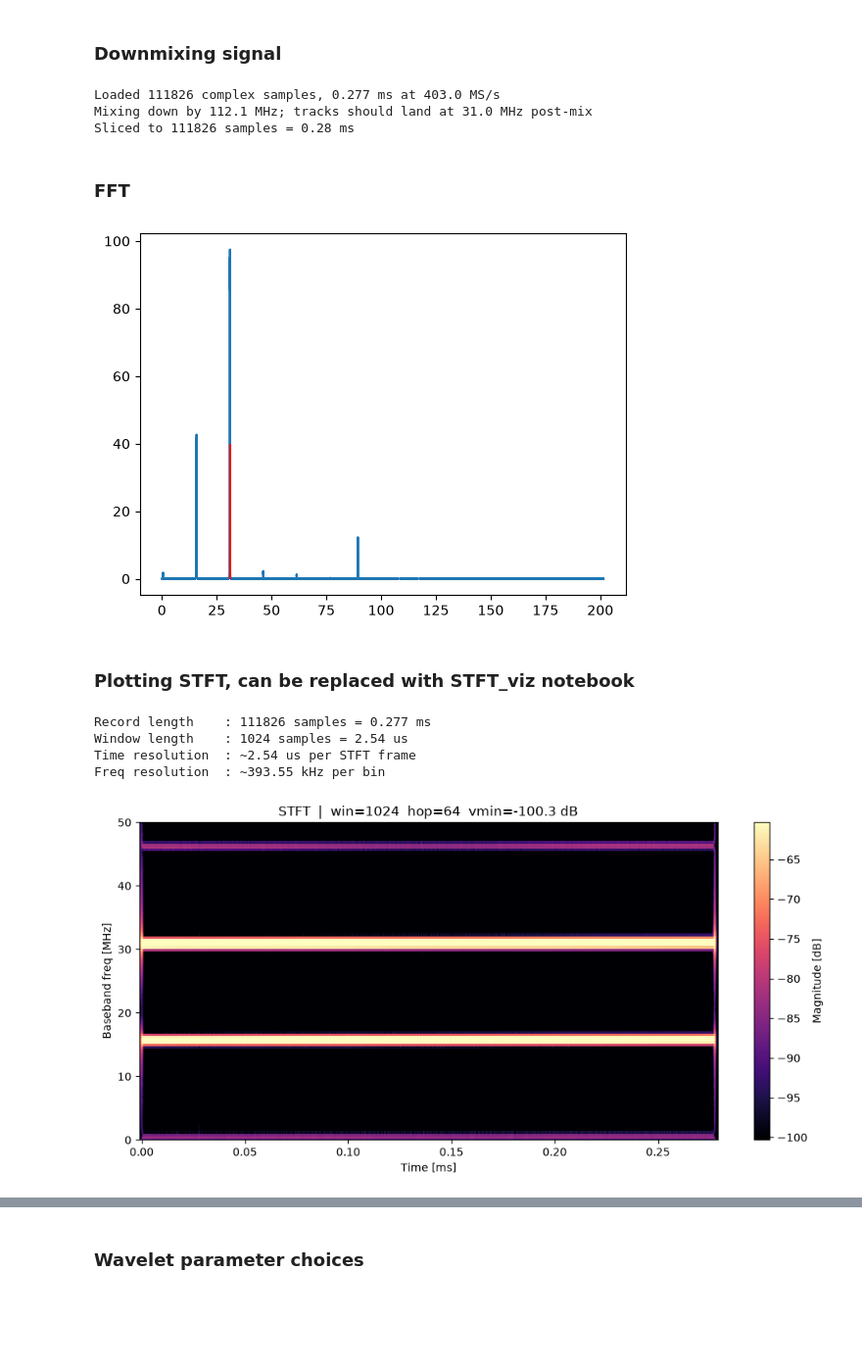
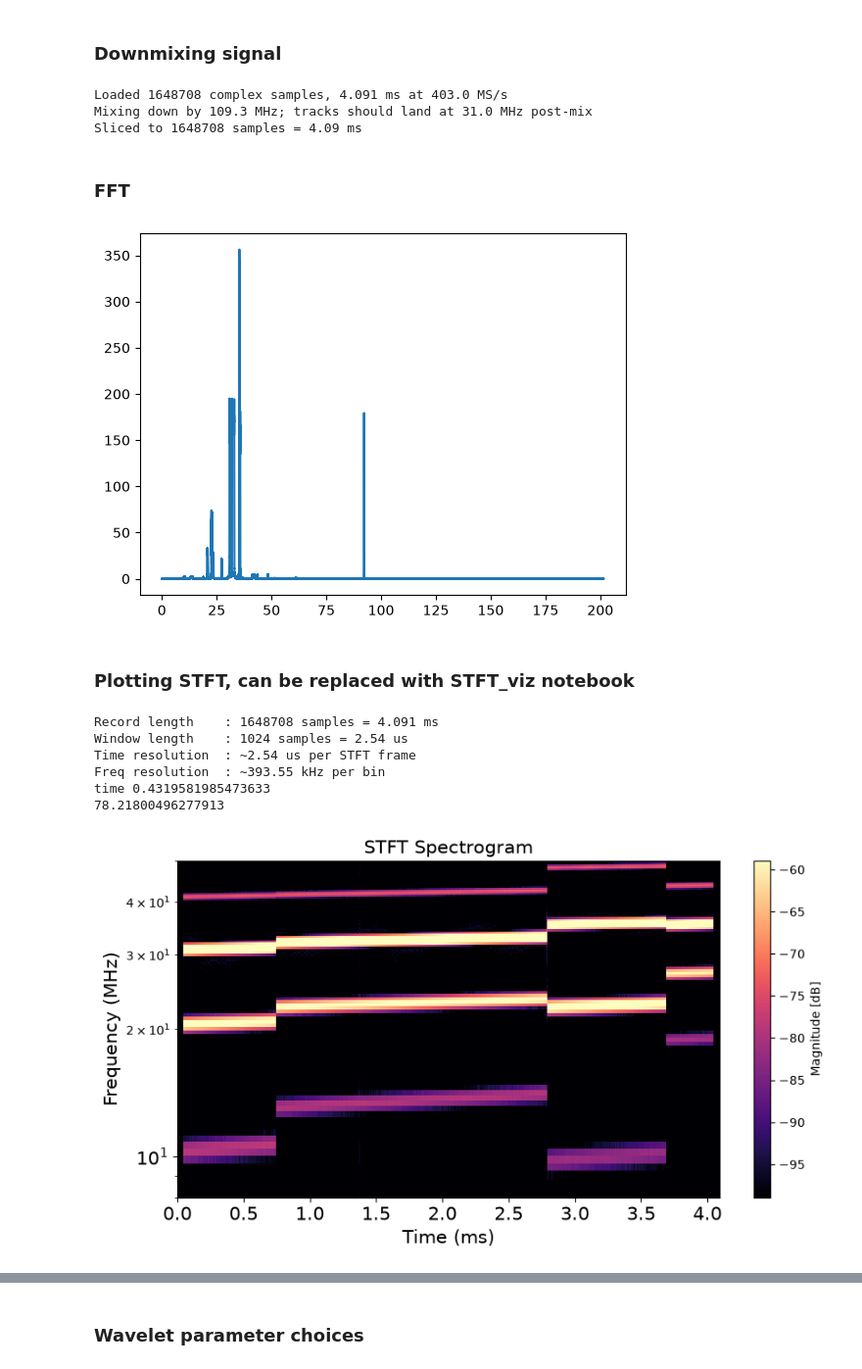
Before and after one commit to surukuchi-lab/project8-wavelet, a Jupyter notebook: Wavelet.ipynb, the cells around one changed output, grey strips where cells are left out. Shown at 98% size. Cells and saved outputs as stored; diff of their text form; code cells hidden in the pictures; blank space fills up the shorter version.

```diff
--- a/Wavelet.ipynb
+++ b/Wavelet.ipynb
@@ -399,0 +447,6 @@ Q = np.load("data/Q_10.npy")
+# %%
+idxs = np.where(np.diff(I) > 1e-4)[0]
+print(len(I))
+print(idxs)
+start = idxs[0]
+end = idxs[-1]
@@ -416,7 +499,7 @@ print(idx, edx)
 # %% [markdown]
 ### Signal parameters
 # %%
-signal_raw = I[idx:edx].astype(np.float64) + 1j * Q[idx:edx].astype(np.float64)
+signal_raw = new_I.astype(np.float64) + 1j * new_Q.astype(np.float64)
 fs = 403e6
 T  = float(signal_raw.size)/fs
 N  = signal_raw.size
@@ -438,15 +521,17 @@ t_center = 0.0015     # seconds -- time where there is a track
 window   = 5e-3       # 5 ms around it
 i0 = max(0, int((t_center - window/2) * fs))
 i1 = min(N, int((t_center + window/2) * fs))
+i0 = 0
+i1 = len(signal)
 signal = signal[i0:i1]
 signal_locust = signal_locust[i0:i1]
 N = len(signal)
 t = np.arange(N) / fs
 print(f"Sliced to {N} samples = {N/fs*1e3:.2f} ms")
 # %% [output]
-Loaded 111826 complex samples, 0.277 ms at 403.0 MS/s
-Mixing down by 112.1 MHz; tracks should land at 31.0 MHz post-mix
-Sliced to 111826 samples = 0.28 ms
+Loaded 1648708 complex samples, 4.091 ms at 403.0 MS/s
+Mixing down by 109.3 MHz; tracks should land at 31.0 MHz post-mix
+Sliced to 1648708 samples = 4.09 ms
 # %% [markdown]
 ### FFT
 # %%
@@ -454,45 +539,79 @@ vals = np.abs(np.fft.fft(signal))
 freqs = np.fft.fftfreq(N, 1/fs)/1e6
 
 plt.plot(freqs[:N//2], vals[:N//2])
-plt.vlines([31], 0, 40, color="red")
+#plt.vlines([31], 0, 40, color="red")
 plt.show()
 # %% [output]
-[figure, old version]
+[figure, new version]
 # %% [markdown]
 ### Plotting STFT, can be replaced with STFT_viz notebook
 # %%
 N = len(signal)
 win_len =  min(1024, N // 8)
 hop     = max(1, win_len // 16)
 
 print(f"Record length    : {N} samples = {N/fs*1e3:.3f} ms")
 print(f"Window length    : {win_len} samples = {win_len/fs*1e6:.2f} us")
 print(f"Time resolution  : ~{win_len/fs*1e6:.2f} us per STFT frame")
 print(f"Freq resolution  : ~{fs/win_len/1e3:.2f} kHz per bin")
+import time
 
+
+t = time.time()
 win = gaussian(win_len, std=win_len/6, sym=True)
 SFT = ShortTimeFFT(win, hop=hop, fs=fs, fft_mode='centered',
                    scale_to='magnitude')
 Sxx = SFT.stft(signal)
 f_stft = SFT.f
 t_stft = SFT.t(N)
 
-mag_db = 20*np.log10(np.abs(Sxx) + 1e-12)
+print("time", time.time()-t)
+
+freq_change = slope*(t_stft[1]-t_stft[0])
+print(freq_change)
+freq_res = f_stft[1]-f_stft[0]
+
+new_Sxx = Sxx
+
+"""
+for i in range(len(new_Sxx[:, 0])):
+    for j in range(len(new_Sxx[0, :])):
+        if 20*np.log10(np.abs(new_Sxx[i, j]) + 1e-12) <= -95:
+            new_Sxx[i, j] = 0
+
+running_freq = 0
+
+
+for i in range(len(t_stft)):
+    if running_freq > freq_res:
+        new_Sxx[:-1, i:] = new_Sxx[1:, i:]
+        new_Sxx[0, i:] = 0
+
+    running_freq = running_freq % freq_res + freq_change
+"""
+
+
+mag_db = 20*np.log10(np.abs(new_Sxx) + 1e-12)
 vmax = np.percentile(mag_db, 99.5)
 vmin = vmax - 40          # 40 dB dynamic range
 
 fig, ax = plt.subplots(figsize=(10, 5))
 pcm = ax.pcolormesh(t_stft*1e3, f_stft/1e6, mag_db,
                     shading='auto', cmap='magma', vmin=vmin, vmax=vmax)
-ax.set_xlabel('Time [ms]'); ax.set_ylabel('Baseband freq [MHz]')
-ax.set_title(f'STFT  |  win={win_len}  hop={hop}  vmin={vmin:.1f} dB')
+
+ax.set_xlabel('Time (ms)', fontsize=15); ax.set_ylabel('Frequency (MHz)', fontsize=15)
+ax.set_title(f'STFT Spectrogram', fontsize=15)
 #ax.set_xlim(0.0, 2.0)
-ax.set_ylim(0, 50)
+ax.set_yscale("log")
+ax.set_ylim(8, 50)
+ax.tick_params(labelsize=15)
 fig.colorbar(pcm, ax=ax, label='Magnitude [dB]')
-plt.tight_layout(); plt.show()
+plt.show()
 # %% [output]
-Record length    : 111826 samples = 0.277 ms
+Record length    : 1648708 samples = 4.091 ms
 Window length    : 1024 samples = 2.54 us
 Time resolution  : ~2.54 us per STFT frame
 Freq resolution  : ~393.55 kHz per bin
+time 0.4319581985473633
+78.21800496277913
-[figure, old version]
+[figure, new version]
```
Also changed, not shown: parts of 20 cells of this notebook, 2 other files.
